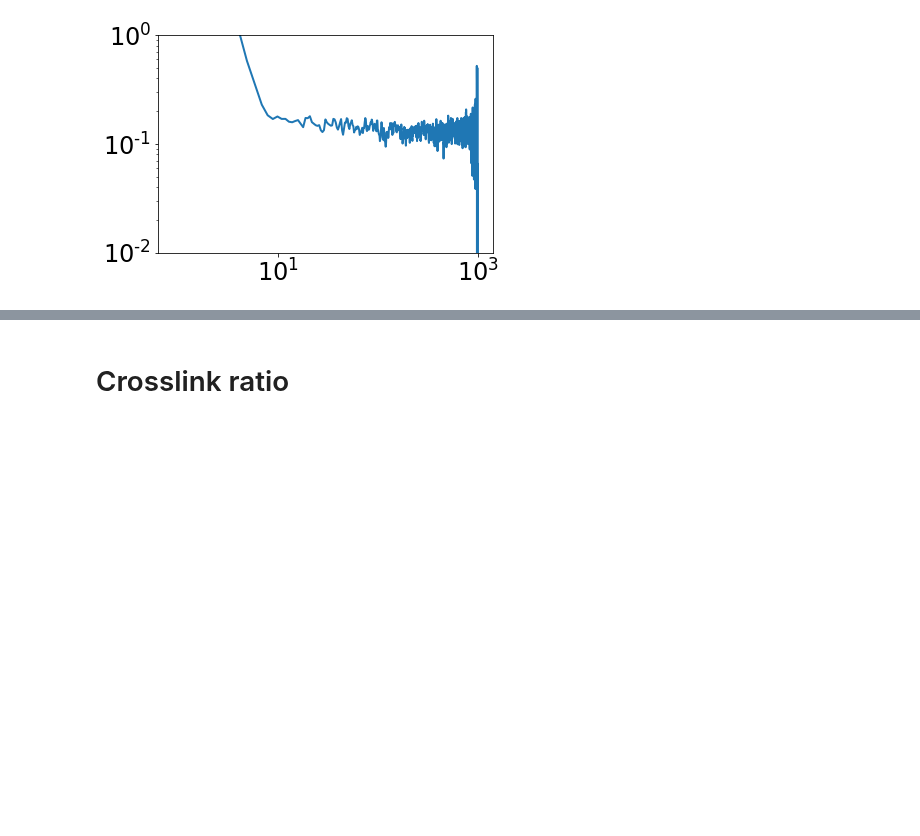
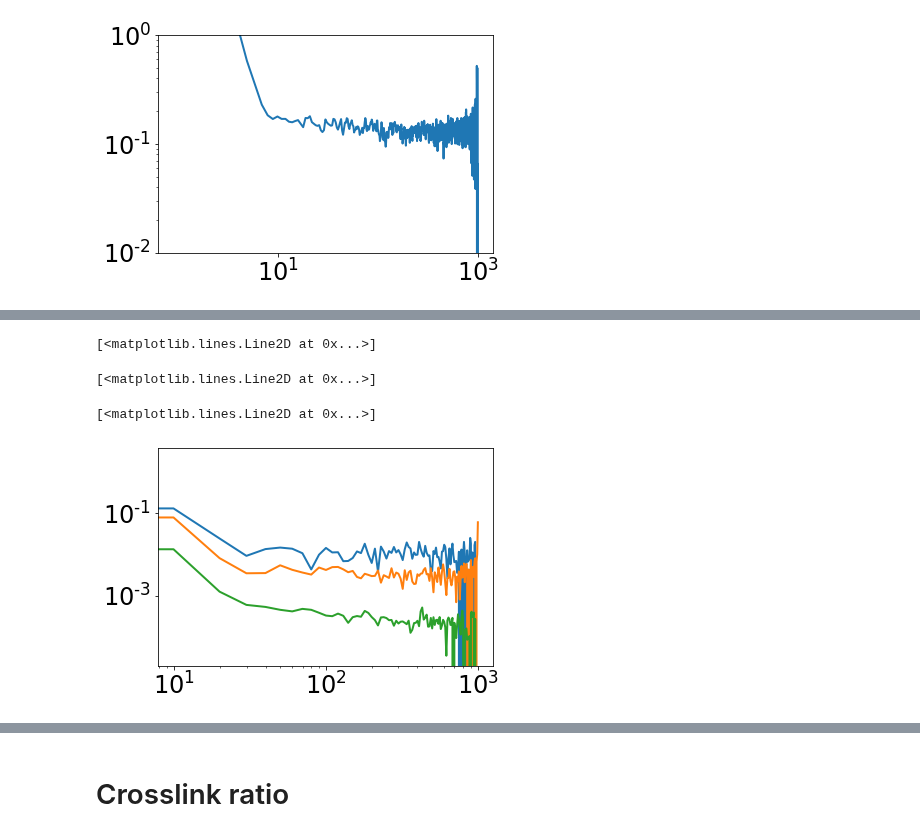
Before and after one commit to palladio11/aLENS_analysis, a Jupyter notebook: notebooks/chromatin_notebooks/18e-Connection_autocorrelation.ipynb, the cells around one changed output, grey strips where cells are left out. Cells and saved outputs as stored; diff of their text form; code cells hidden in the pictures; blank space fills up the shorter version.

```diff
--- a/notebooks/chromatin_notebooks/18e-Connection_autocorrelation.ipynb
+++ b/notebooks/chromatin_notebooks/18e-Connection_autocorrelation.ipynb
@@ -498,0 +538,20 @@ plt.ylim(1e-2, 1e0)
+# %%
+data_path = cond_path / "23-01-02_aLc1_line800_sticky55nm_kod.1-300_tsnap.1/simulations/kod0.3/s1/analysis/raw_tmp.h5"
+
+ca.create_connect_hdf5(data_path, force=True, verbose=True)
+# %%
+with h5py.File(data_path.parent / f'connect_diag_analysis.h5', 'r') as h5_cnct:
+    time_arr = h5_cnct['time'][...]
+    ac = h5_cnct['autocorr'][...]
+
+plt.plot(time_arr[:], ac[:,:10].sum(axis=1)   /  ac[0,:10].size)
+plt.plot(time_arr[:], ac[:,10:60].sum(axis=1) /  ac[0,10:60].size)
+plt.plot(time_arr[:], ac[:,60:].sum(axis=1)   /  ac[0,60:].size)
+plt.xscale('log')
+plt.yscale('log')
+# plt.ylim(1e-2, 1e0)
+# %% [output]
+[<matplotlib.lines.Line2D at 0x...>]
+[<matplotlib.lines.Line2D at 0x...>]
+[<matplotlib.lines.Line2D at 0x...>]
+[figure, added]
```
Also changed, not shown: parts of 21 cells of this notebook, 6 other files.
